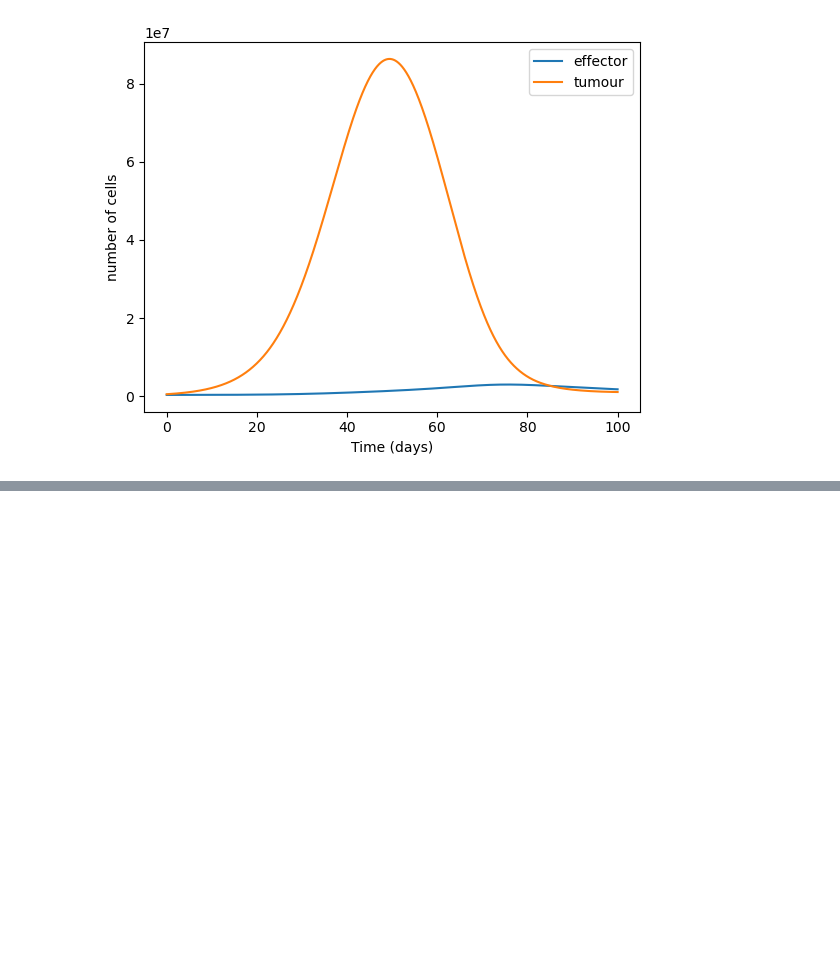
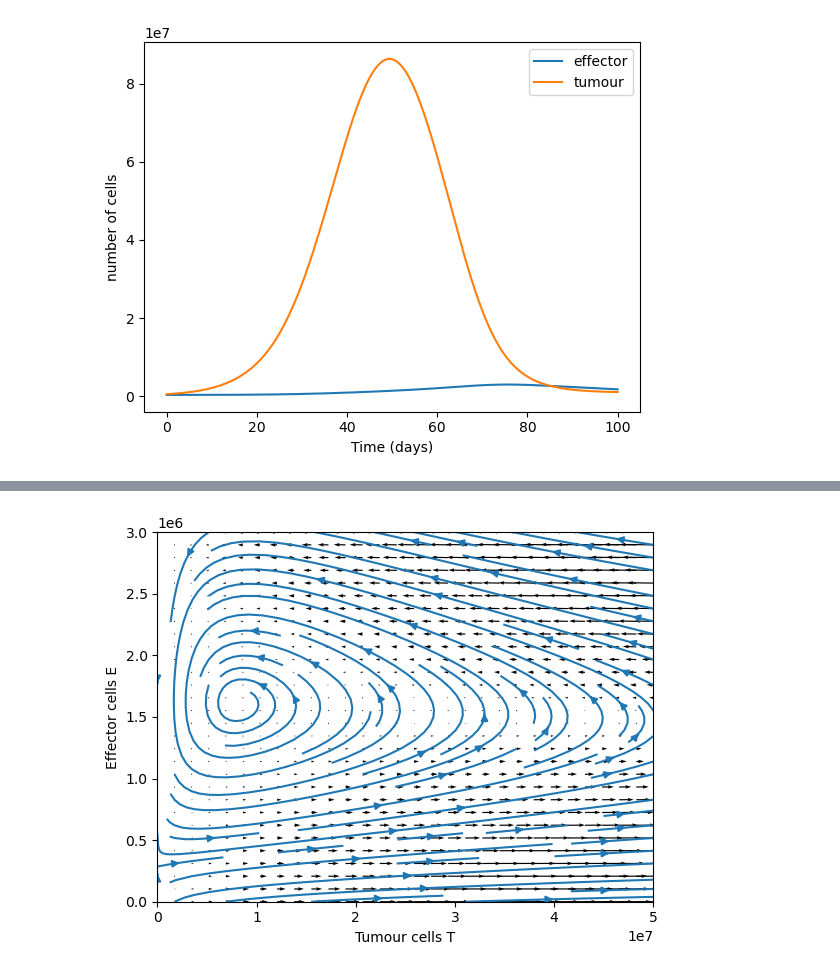
Before and after one commit to royc-td/tumour-immune-dynamics, a Jupyter notebook: notebooks/kuznetsov_tumour_model.ipynb, the cells around one changed output, grey strips where cells are left out. Drawn from its saved outputs; the diff is of its cells as text; code cells hidden in the pictures; blank space fills up the shorter version.

```diff
--- a/notebooks/kuznetsov_tumour_model.ipynb
+++ b/notebooks/kuznetsov_tumour_model.ipynb
@@ -41,0 +55,16 @@ plt.show()
+# %%
+T_values = np.linspace(0, 5e7, 30)
+E_values = np.linspace(0,3e6, 30)
+
+T_grid, E_grid = np.meshgrid(T_values, E_values)
+
+dE = s + p*E_grid*T_grid/(g+T_grid) - m*E_grid*T_grid - d*E_grid
+dT = a*T_grid*(1-b*T_grid) - n*E_grid*T_grid
+
+plt.streamplot(T_grid, E_grid, dT, dE)
+plt.quiver(T_grid, E_grid, dT, dE)
+plt.xlabel("Tumour cells T")
+plt.ylabel("Effector cells E")
+plt.show()
+# %% [output]
+[figure, added]
```
Also changed, not shown: parts of 1 cell of this notebook.
